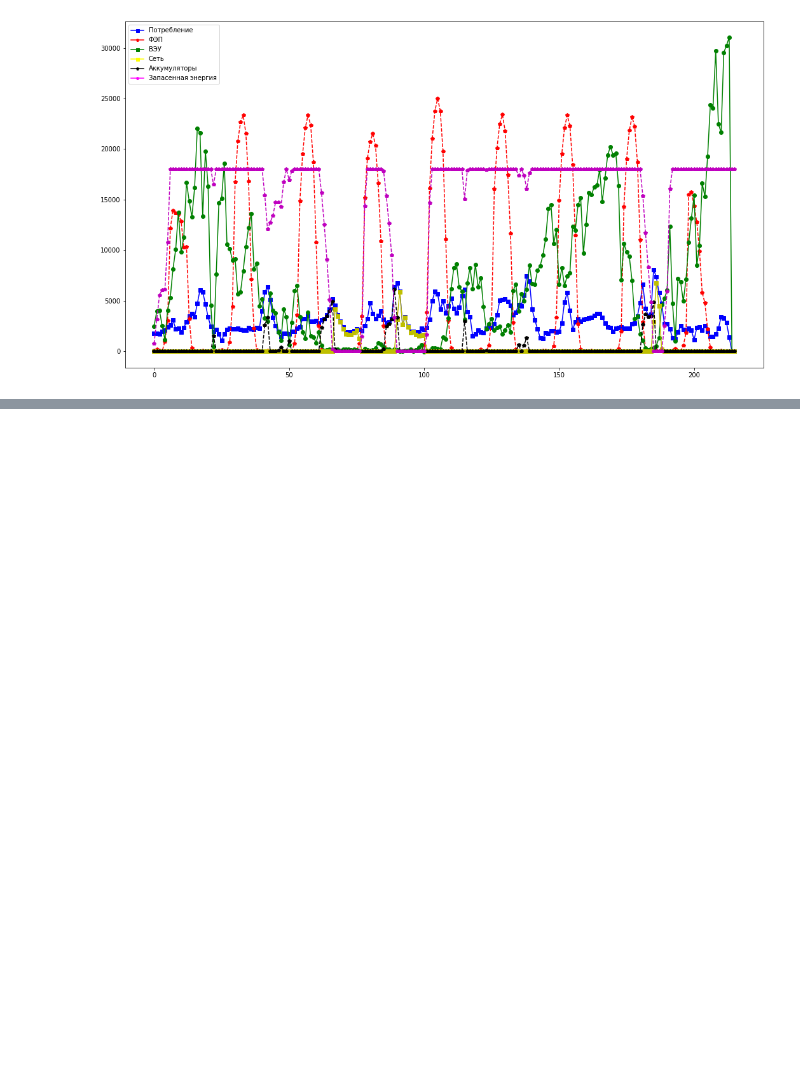
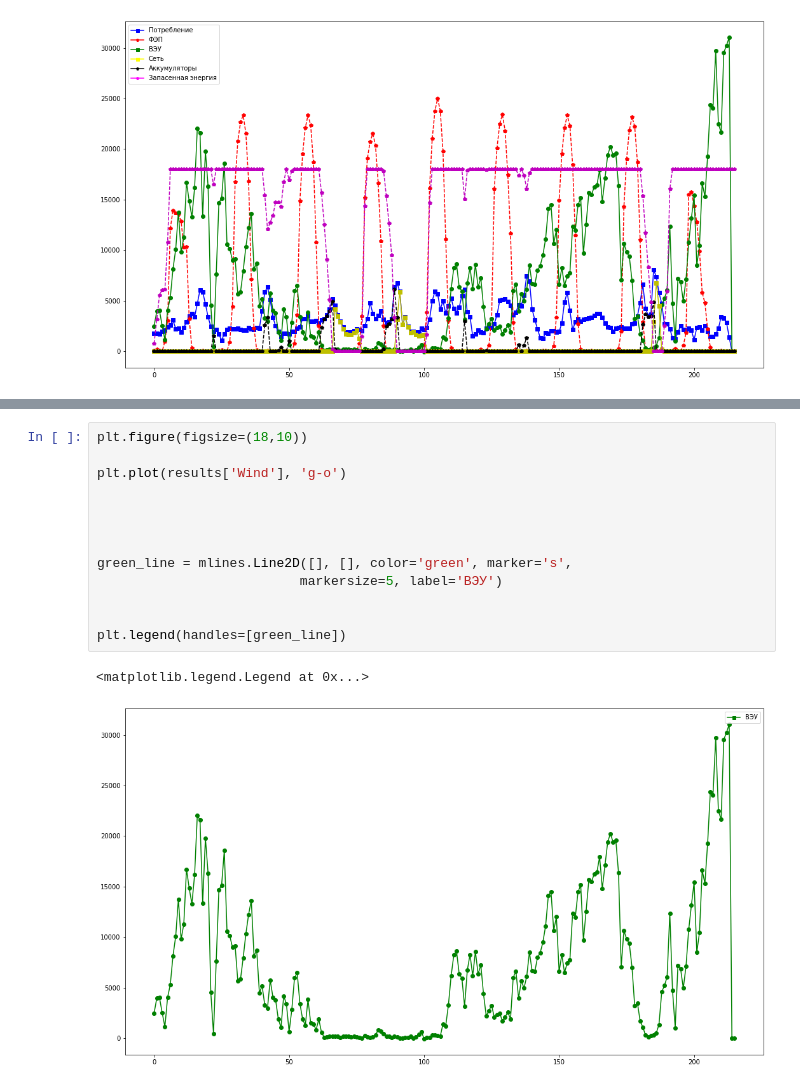
Before and after one commit to irutheu/Energy_Dissertation, a Jupyter notebook: model_simulation/model_1.ipynb, the cells around one changed output, grey strips where cells are left out. Saved outputs shown, nothing was run; the diff lists cells and outputs as text; blank space fills up the shorter version.

```diff
--- a/model_simulation/model_1.ipynb
+++ b/model_simulation/model_1.ipynb
@@ -563,0 +593,16 @@ plt.legend(handles=[blue_line, red_line, green_line, yellow_line, black_line, ma
+# %%
+plt.figure(figsize=(18,10))
+
+plt.plot(results['Wind'], 'g-o')
+
+
+
+
+green_line = mlines.Line2D([], [], color='green', marker='s',
+                          markersize=5, label='ВЭУ')
+
+
+plt.legend(handles=[green_line])
+# %% [output]
+<matplotlib.legend.Legend at 0x...>
+[figure, added]
```
Also changed, not shown: parts of 5 cells of this notebook, 5 other files.
